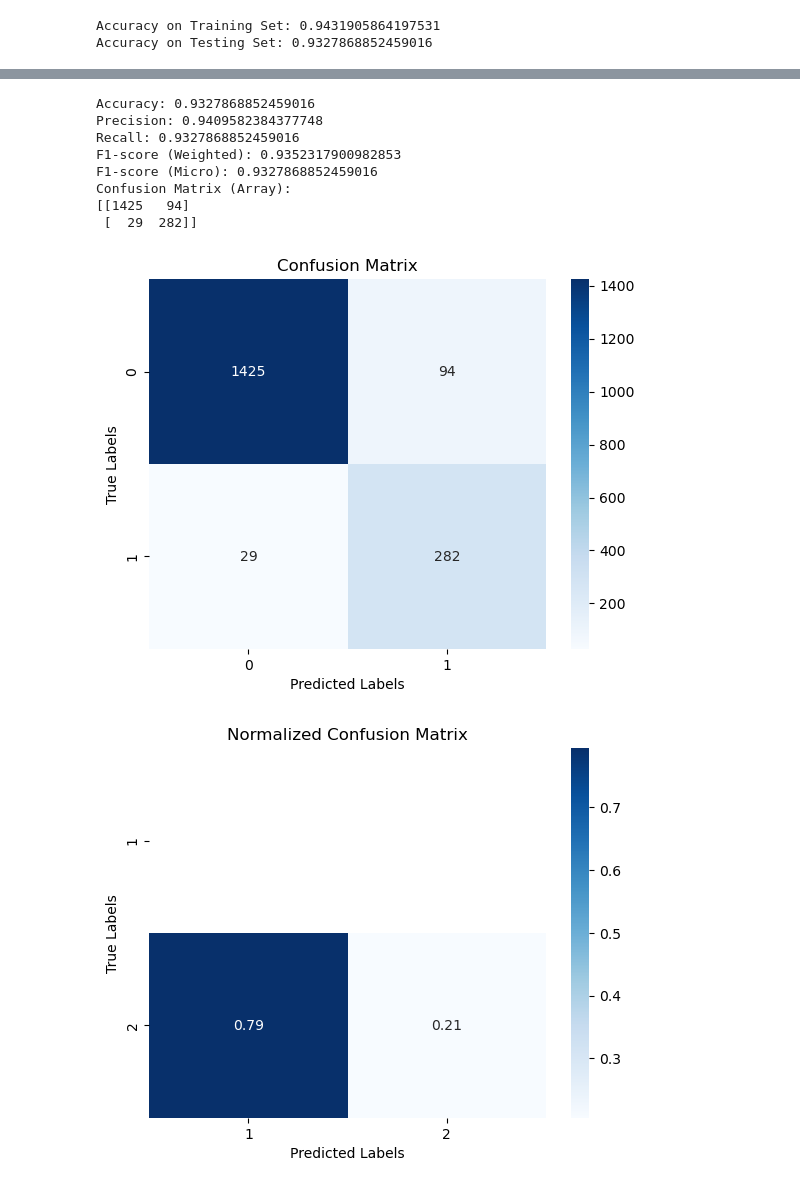
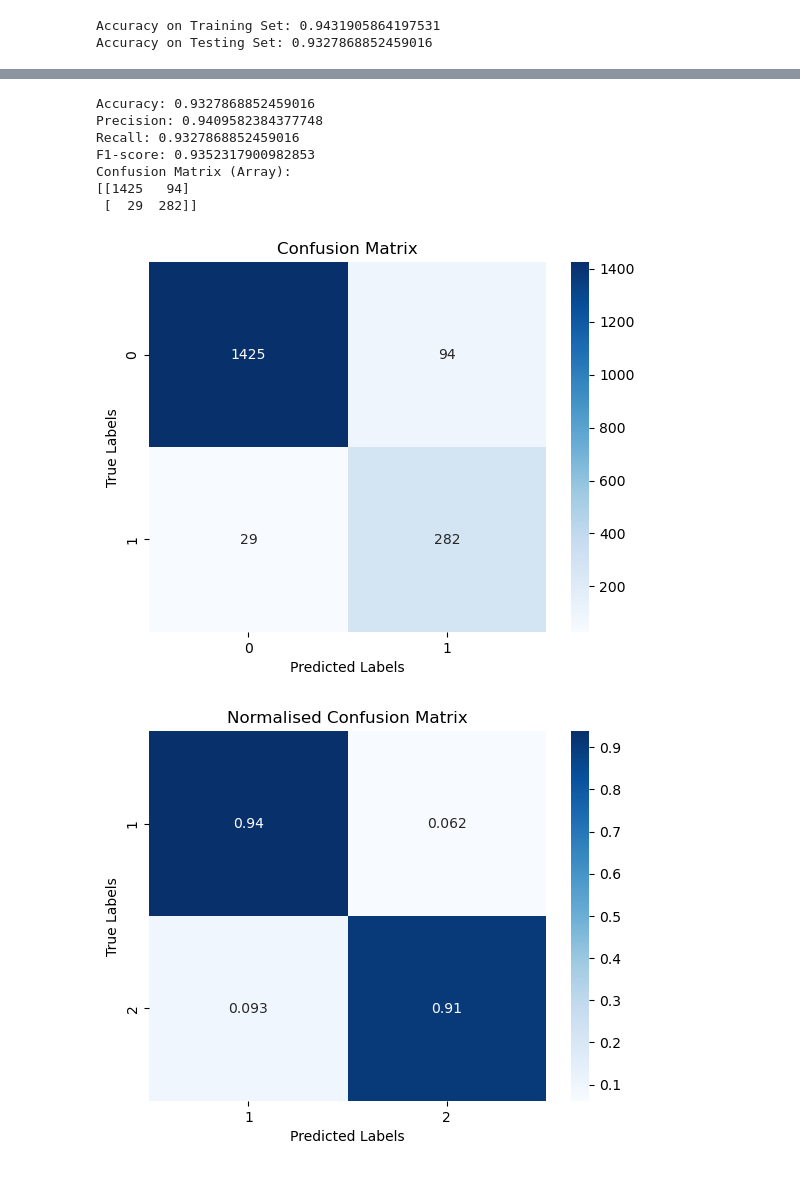
Before and after one commit to kaylee01/HealthHackathon23, a Jupyter notebook: Hackathon_2023_Byte_Brawlers-KM.ipynb, the cells around one changed output, grey strips where cells are left out. Drawn from its saved outputs; the diff is of its cells as text; code cells hidden in the pictures.

```diff
--- a/Hackathon_2023_Byte_Brawlers-KM.ipynb
+++ b/Hackathon_2023_Byte_Brawlers-KM.ipynb
@@ -403,15 +396,13 @@ test_predictions = logreg.predict(X_test_scaled)
 accuracy = accuracy_score(Y_test, test_predictions)
 precision = precision_score(Y_test, test_predictions, average='weighted')
 recall = recall_score(Y_test, test_predictions, average='weighted')
-f1_micro = f1_score(Y_test, test_predictions, average='micro')
-f1_weighted = f1_score(Y_test, test_predictions, average='weighted')
+f1 = f1_score(Y_test, test_predictions, average='weighted')
 
 # Print evaluation metrics
 print("Accuracy:", accuracy)
 print("Precision:", precision)
 print("Recall:", recall)
-print("F1-score (Weighted):", f1_weighted)
-print("F1-score (Micro):", f1_micro)
+print("F1-score:", f1)
 
 # Confusion Matrix
 conf_matrix = confusion_matrix(Y_test, test_predictions)
@@ -428,29 +419,19 @@ plt.show()
 Accuracy: 0.9327868852459016
 Precision: 0.9409582384377748
 Recall: 0.9327868852459016
-F1-score (Weighted): 0.9352317900982853
-F1-score (Micro): 0.9327868852459016
+F1-score: 0.9352317900982853
 Confusion Matrix (Array):
 [[1425   94]
  [  29  282]]
 [figure]
 # %%
-import numpy as np
-
-# Modify your labels to be 1 and 2
-Y_test = Y_test.replace({0: 1, 1: 2})
-
-# Calculate the confusion matrix
-conf_matrix = confusion_matrix(Y_test, test_predictions)
-
-# Normalize the confusion matrix
 normalized_conf_matrix = conf_matrix.astype('float') / conf_matrix.sum(axis=1)[:, np.newaxis]
 
-# Create a heatmap with the correct labels
+# Create a heatmap with labels 1 and 2
 sns.heatmap(normalized_conf_matrix, annot=True, cmap='Blues', xticklabels=[1, 2], yticklabels=[1, 2])
 plt.xlabel('Predicted Labels')
 plt.ylabel('True Labels')
-plt.title('Normalized Confusion Matrix')
+plt.title('Normalised Confusion Matrix')
 plt.show()
 # %% [output]
-[figure, old version]
+[figure, new version]
```
Also changed, not shown: parts of 8 cells of this notebook, 2 other files.
